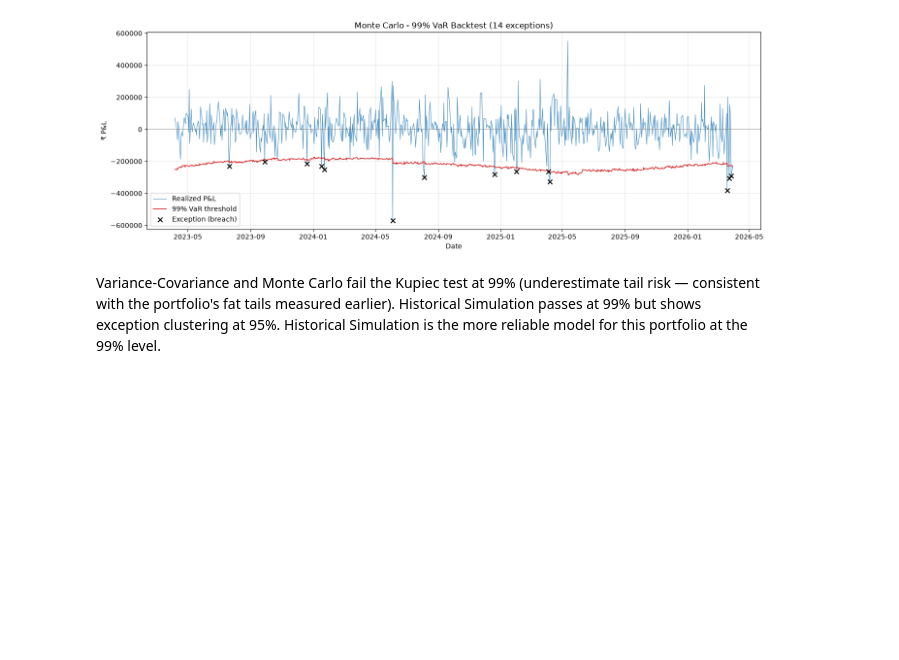
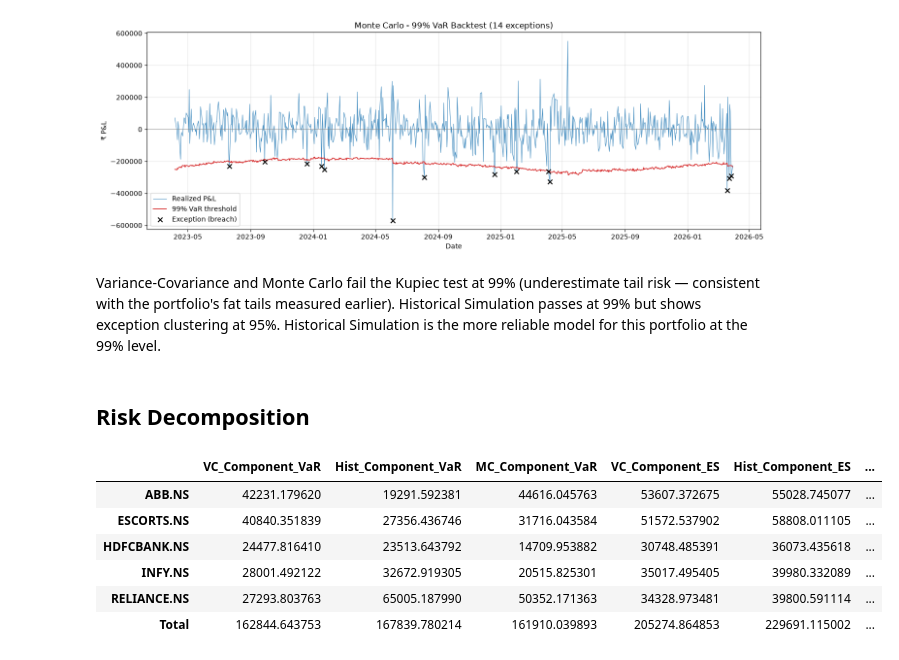
Before and after one commit to kushal16122005/market_risk_engine, a Jupyter notebook: main.ipynb, the cells around one changed output. Cells and saved outputs as stored; diff of their text form; code cells hidden in the pictures; blank space fills up the shorter version.

Commit message:
Add risk decomposition analysis

```diff
--- a/main.ipynb
+++ b/main.ipynb
@@ -1012,3 +1021,23 @@ for r in backtest_results:
 [figure]
 # %% [markdown]
 Variance-Covariance and Monte Carlo fail the Kupiec test at 99% (underestimate tail risk — consistent with the portfolio's fat tails measured earlier). Historical Simulation passes at 99% but shows exception clustering at 95%. Historical Simulation is the more reliable model for this portfolio at the 99% level.
+# %% [markdown]
+## Risk Decomposition
+# %%
+decomp = calculate_risk_decomposition(
+    returns, portfolio_returns, weights, portfolio_value,
+    confidence_level=0.95, n_simulations=10000, random_seed=42
+)
+
+decomp["variance_covariance"]   # per-asset table, Weight/Component_VaR/Pct_of_VaR/Component_ES/Pct_of_ES
+decomp["historical"]
+decomp["monte_carlo"]
+decomp["summary"]               # side-by-side comparison across all 3 models + totals row
+# %% [output]
+|  | VC_Component_VaR | Hist_Component_VaR | MC_Component_VaR | VC_Component_ES | Hist_Component_ES | ... |
+| ABB.NS | 42231.179620 | 19291.592381 | 44616.045763 | 53607.372675 | 55028.745077 | ... |
+| ESCORTS.NS | 40840.351839 | 27356.436746 | 31716.043584 | 51572.537902 | 58808.011105 | ... |
+| HDFCBANK.NS | 24477.816410 | 23513.643792 | 14709.953882 | 30748.485391 | 36073.435618 | ... |
+| INFY.NS | 28001.492122 | 32672.919305 | 20515.825301 | 35017.495405 | 39980.332089 | ... |
+| RELIANCE.NS | 27293.803763 | 65005.187990 | 50352.171363 | 34328.973481 | 39800.591114 | ... |
+| Total | 162844.643753 | 167839.780214 | 161910.039893 | 205274.864853 | 229691.115002 | ... |
```
Also changed, not shown: parts of 2 cells of this notebook, 1 other file.
